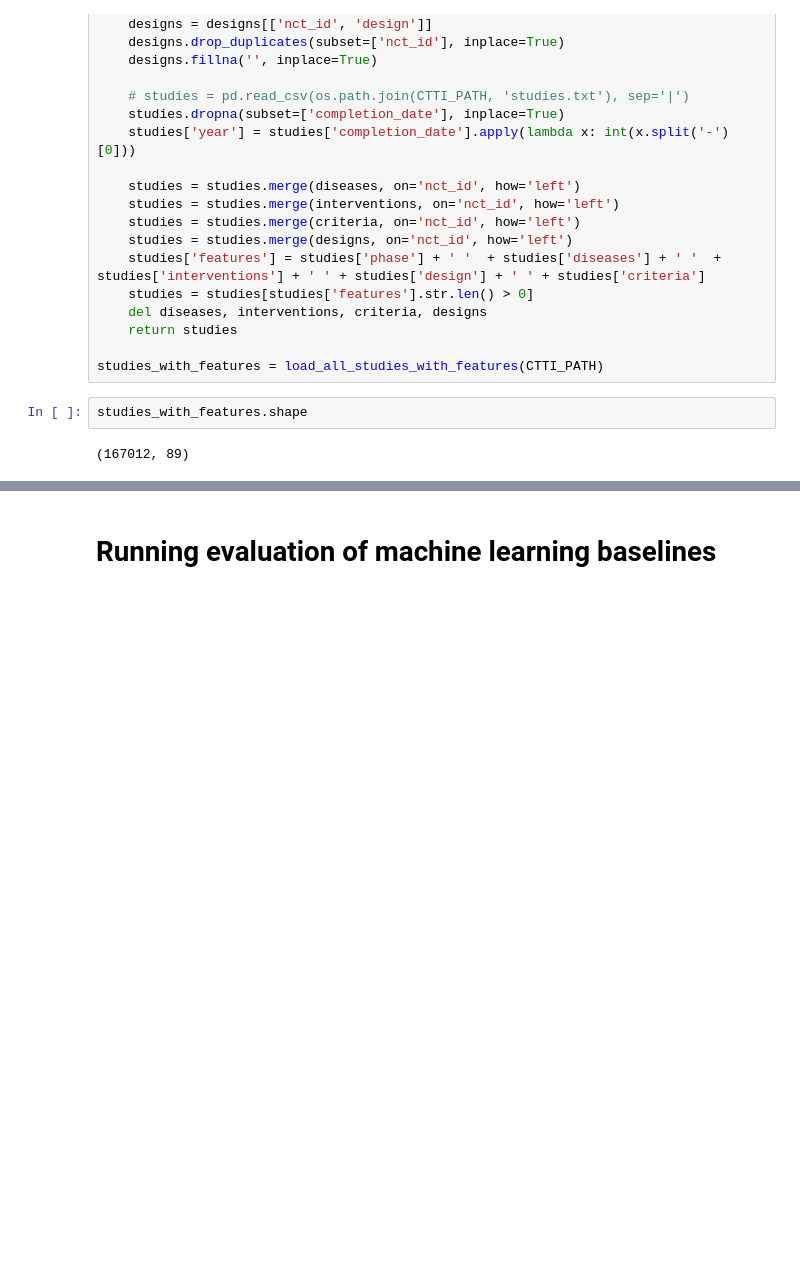
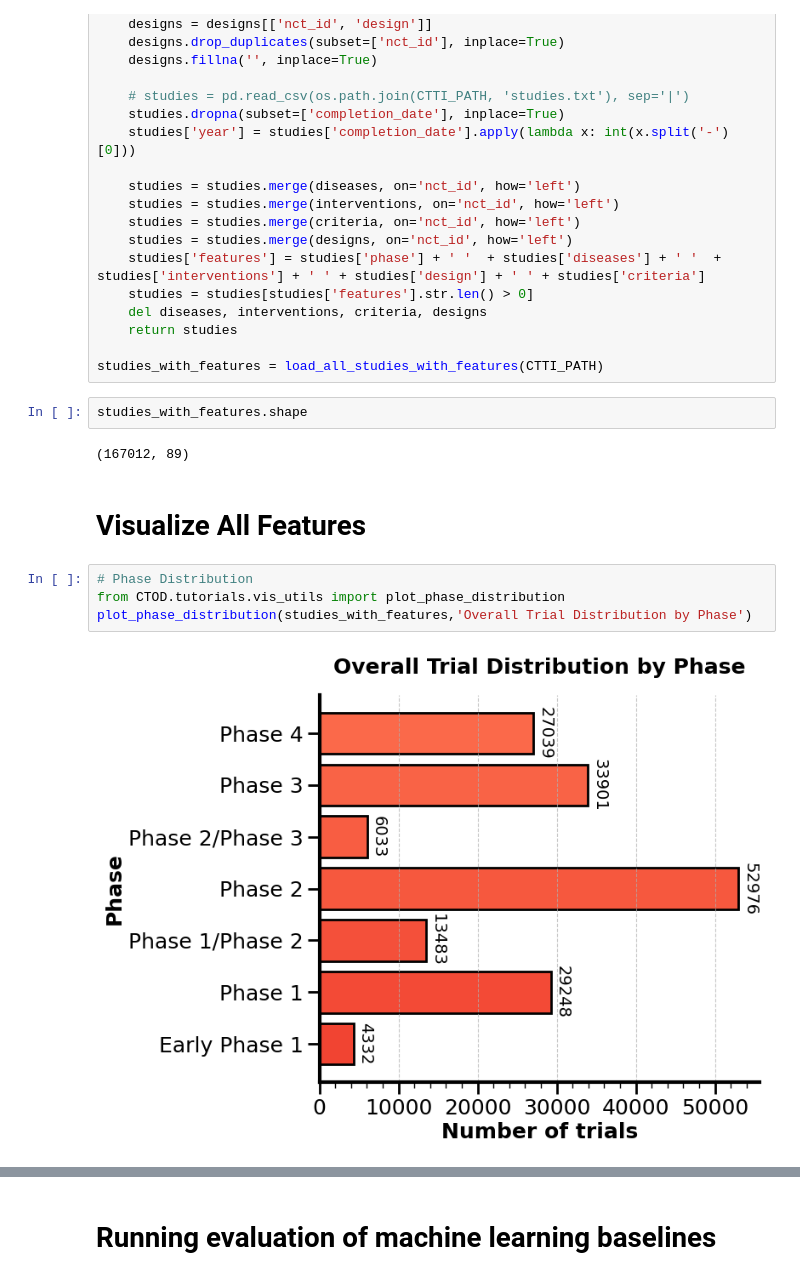
Before and after one commit to chufangao/CTOD, a Jupyter notebook: tutorials/getting_started_cto_vs_top.ipynb, the cells around one changed output, grey strips where cells are left out. Drawn from its saved outputs; the diff is of its cells as text; blank space fills up the shorter version.

```diff
--- a/tutorials/getting_started_cto_vs_top.ipynb
+++ b/tutorials/getting_started_cto_vs_top.ipynb
@@ -101,3 +106,11 @@ studies_with_features = load_all_studies_with_features(CTTI_PATH)
 studies_with_features.shape
 # %% [output]
 (167012, 89)
+# %% [markdown]
+# Visualize All Features
+# %%
+# Phase Distribution
+from CTOD.tutorials.vis_utils import plot_phase_distribution
+plot_phase_distribution(studies_with_features,'Overall Trial Distribution by Phase')
+# %% [output]
+[figure, added]
```
Also changed, not shown: parts of 11 cells of this notebook.
